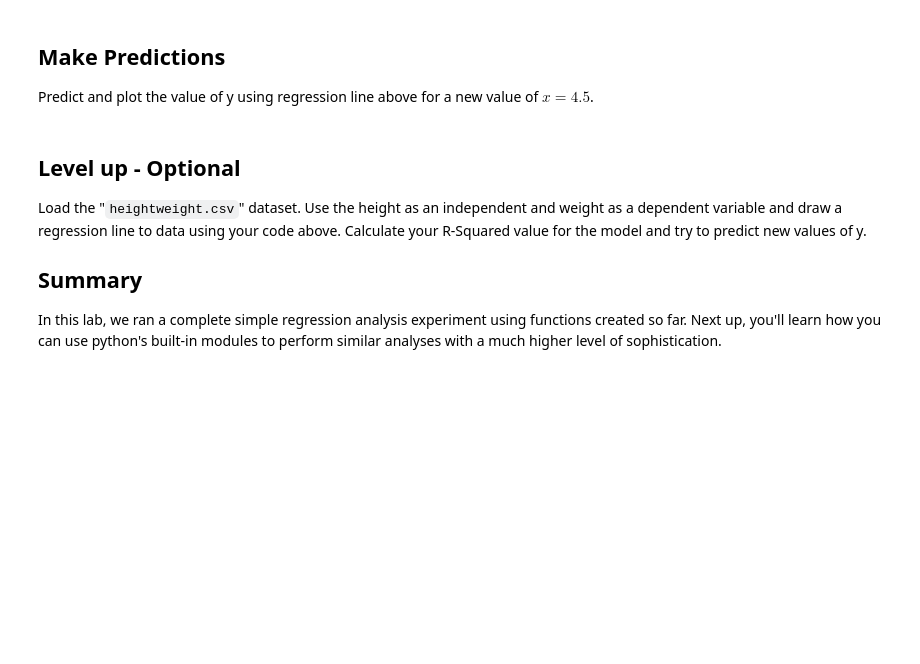
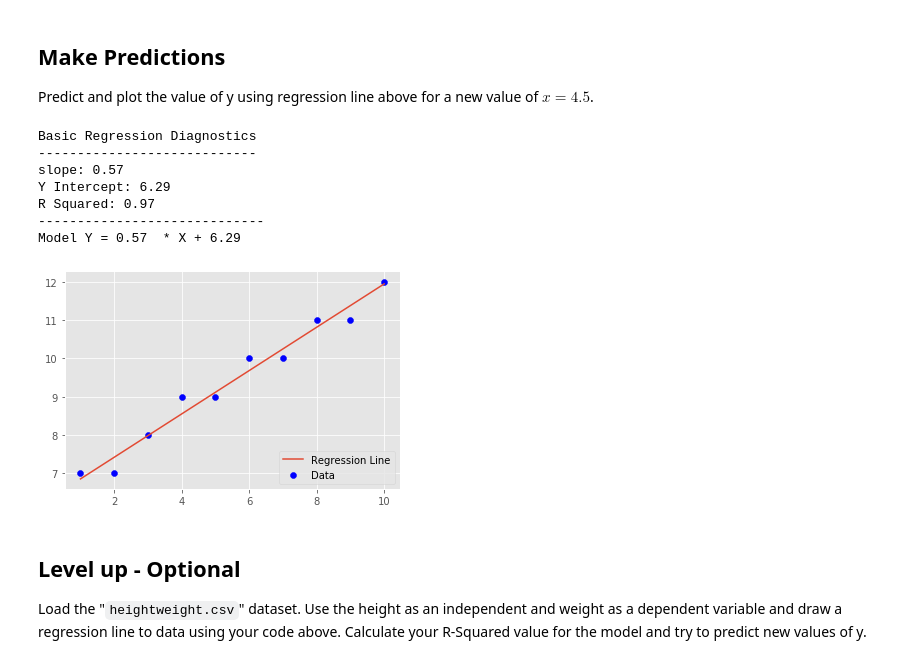
Before and after one commit to andiosika/dsc-complete-regression-lab-online-ds-pt-100719, a Jupyter notebook: index.ipynb, the cells around one changed output. Drawn from its saved outputs; the diff is of its cells as text; code cells hidden in the pictures; blank space fills up the shorter version.

Commit message:
made it through the lab, level up didn't turn out

```diff
--- a/index.ipynb
+++ b/index.ipynb
@@ -50,50 +50,79 @@ import matplotlib.pyplot as plt
 from matplotlib import style
 style.use('ggplot')
 
+X = np.array([1,2,3,4,5,6,7,8,9,10], dtype=np.float64)
+Y = np.array([7,7,8,9,9,10,10,11,11,12], dtype=np.float64)
+
+
+
 def make_slope(xs,ys):
     m = np.std(ys)/np.std(xs)
 
     return m
 
 def best_fit(xs,ys):
-    m = calc_slope1(xs,ys)
+    m = make_slope(xs,ys)
     c = np.mean(ys) - m*np.mean(xs)
 
     return m, c
 
 m, c = best_fit(X,Y)
 m, c
 
 def reg_line (m, c, xs):
 
     return [(m*x)+c for x in xs]
 
 
-def sq_err(Y, Y_pred):
+def sum_sq_err(ys_real,ys_predicted):
 
-    squarred_error = 0
-    for x in range(0, len(Y)):
-        squarred_error += (Y[x] - Y_pred[x]) ** 2
+    sse =  sum((ys_predicted - ys_real) * (ys_predicted - ys_real))
 
-    return squarred_error
-
+    return sse
 
 def r_squared(ys_real, ys_predicted):
 
     # Calculate Y_mean , squared error for regression and mean line , and calculate r-squared
     y_mean = [np.mean(ys_real) for y in ys_real]
 
     sq_err_reg= sum_sq_err(ys_real, ys_predicted)
     sq_err_y_mean = sum_sq_err(ys_real, y_mean)
 
     # Calculate r-squared
     r_sq =  1 - (sq_err_reg/sq_err_y_mean)
 
     return r_sq
+
+
+def plot_reg(X,Y,Y_pred):
+    plt.scatter(X,Y, color='blue', label="Data")
+    plt.plot(X,Y_pred, label="Regression Line")
+    plt.legend(loc=4)
+    plt.show()
+    return None
+
+m, c = best_fit(X,Y)
+Y_pred = reg_line(m, c, X)
+r_squared = r_squared(Y, Y_pred)
+
+print ('Basic Regression Diagnostics')
+print ('----------------------------')
+print ('slope:', round(m,2))
+print ('Y Intercept:', round(c,2))
+print ('R Squared:',round(r_squared,2))
+print ('-----------------------------')
+print ('Model Y =', round(m,2),' * X +',round(c,2))
+
+plot_reg(X,Y,Y_pred)
+# %% [output]
+Basic Regression Diagnostics
+----------------------------
+slope: 0.57
+Y Intercept: 6.29
+R Squared: 0.97
+-----------------------------
+Model Y = 0.57  * X + 6.29
+[figure, added]
 # %% [markdown]
 ## Level up - Optional
 Load the "`heightweight.csv`" dataset. Use the height as an independent and weight as a dependent variable and draw a regression line to data using your code above. Calculate your R-Squared value for the model and try to predict new values of y.
-
-## Summary
-
-In this lab, we ran a complete simple regression analysis experiment using functions created so far. Next up, you'll learn how you can use python's built-in modules to perform similar analyses with a much higher level of sophistication.
```
Also changed, not shown: parts of 8 cells of this notebook.
